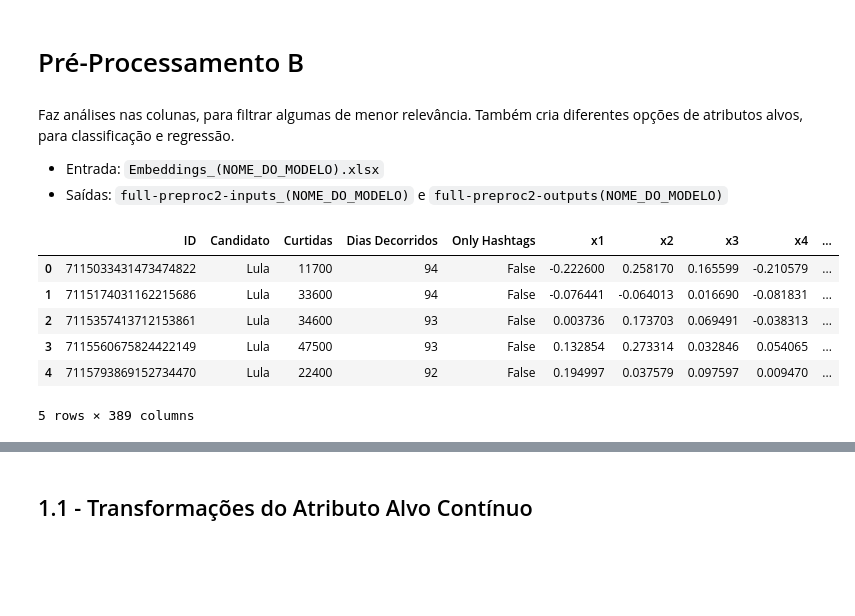
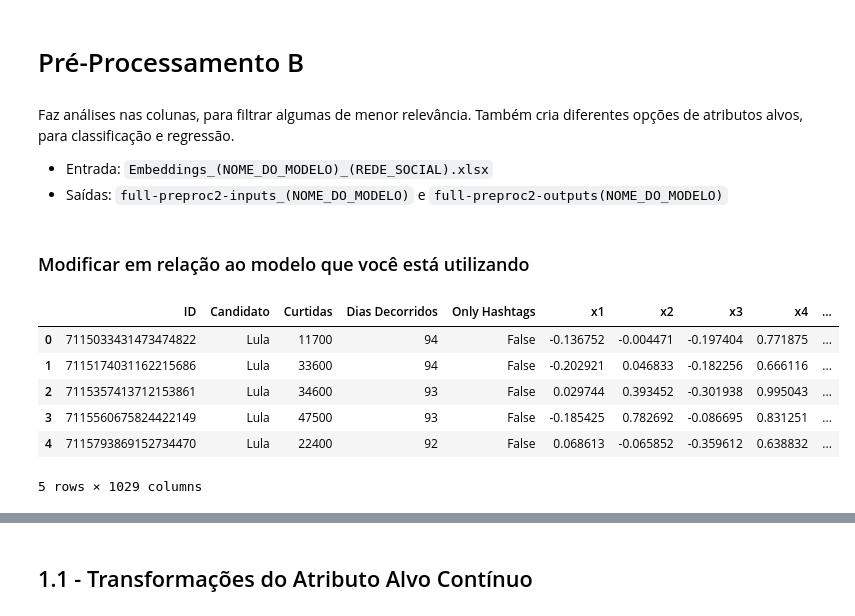
Before and after one commit to pablo-sampaio/embedding-to-likes, a Jupyter notebook: 1.2-Preprocessamento_B(Somente tiktok).ipynb, the cells around one changed output, grey strips where cells are left out. Drawn from its saved outputs; the diff is of its cells as text; code cells hidden in the pictures; blank space fills up the shorter version.

```diff
--- a/1.2-Preprocessamento_B(Somente tiktok).ipynb
+++ b/1.2-Preprocessamento_B(Somente tiktok).ipynb
@@ -3,7 +3,7 @@
 # %% [markdown]
 Faz análises nas colunas, para filtrar algumas de menor relevância. Também cria diferentes opções de atributos alvos, para classificação e regressão.
 
-- Entrada: `Embeddings_(NOME_DO_MODELO).xlsx`
+- Entrada: `Embeddings_(NOME_DO_MODELO)_(REDE_SOCIAL).xlsx`
 - Saídas: `full-preproc2-inputs_(NOME_DO_MODELO)` e `full-preproc2-outputs(NOME_DO_MODELO)`
 # %%
 #@title Configurações iniciais
@@ -22,18 +22,20 @@ SOCIAL_NETWORK = '_tiktok'
 
 column_types = {'ID' : str}
+# %% [markdown]
+### Modificar em relação ao modelo que você está utilizando
 # %%
-MODEL_TYPE = 'Embeddings_paraphrase-multilingual-MiniLM_tiktok.xlsx'
-MODEL_NAME = 'paraphrase-multilingual-MiniLM'
+MODEL_TYPE = 'Embeddings_mxbai-embed-large-v1_tiktok.xlsx'
+MODEL_NAME = 'mxbai-embed-large-v1'
 df = pd.read_excel(DIRECTORY_EMBEDDINGS + MODEL_TYPE, dtype=column_types)
 df.head()
 # %% [output]
 |  | ID | Candidato | Curtidas | Dias Decorridos | Only Hashtags | x1 | x2 | x3 | x4 | ... |
-| 0 | 7115033431473474822 | Lula | 11700 | 94 | False | -0.222600 | 0.258170 | 0.165599 | -0.210579 | ... |
-| 1 | 7115174031162215686 | Lula | 33600 | 94 | False | -0.076441 | -0.064013 | 0.016690 | -0.081831 | ... |
-| 2 | 7115357413712153861 | Lula | 34600 | 93 | False | 0.003736 | 0.173703 | 0.069491 | -0.038313 | ... |
-| 3 | 7115560675824422149 | Lula | 47500 | 93 | False | 0.132854 | 0.273314 | 0.032846 | 0.054065 | ... |
-| 4 | 7115793869152734470 | Lula | 22400 | 92 | False | 0.194997 | 0.037579 | 0.097597 | 0.009470 | ... |
+| 0 | 7115033431473474822 | Lula | 11700 | 94 | False | -0.136752 | -0.004471 | -0.197404 | 0.771875 | ... |
+| 1 | 7115174031162215686 | Lula | 33600 | 94 | False | -0.202921 | 0.046833 | -0.182256 | 0.666116 | ... |
+| 2 | 7115357413712153861 | Lula | 34600 | 93 | False | 0.029744 | 0.393452 | -0.301938 | 0.995043 | ... |
+| 3 | 7115560675824422149 | Lula | 47500 | 93 | False | -0.185425 | 0.782692 | -0.086695 | 0.831251 | ... |
+| 4 | 7115793869152734470 | Lula | 22400 | 92 | False | 0.068613 | -0.065852 | -0.359612 | 0.638832 | ... |
-5 rows × 389 columns
+5 rows × 1029 columns
 # %%
 #df.rename(columns={'Autor': 'Candidato'}, inplace=True)
 df.tail()
```
Also changed, not shown: parts of 9 cells of this notebook, 18 other files.
